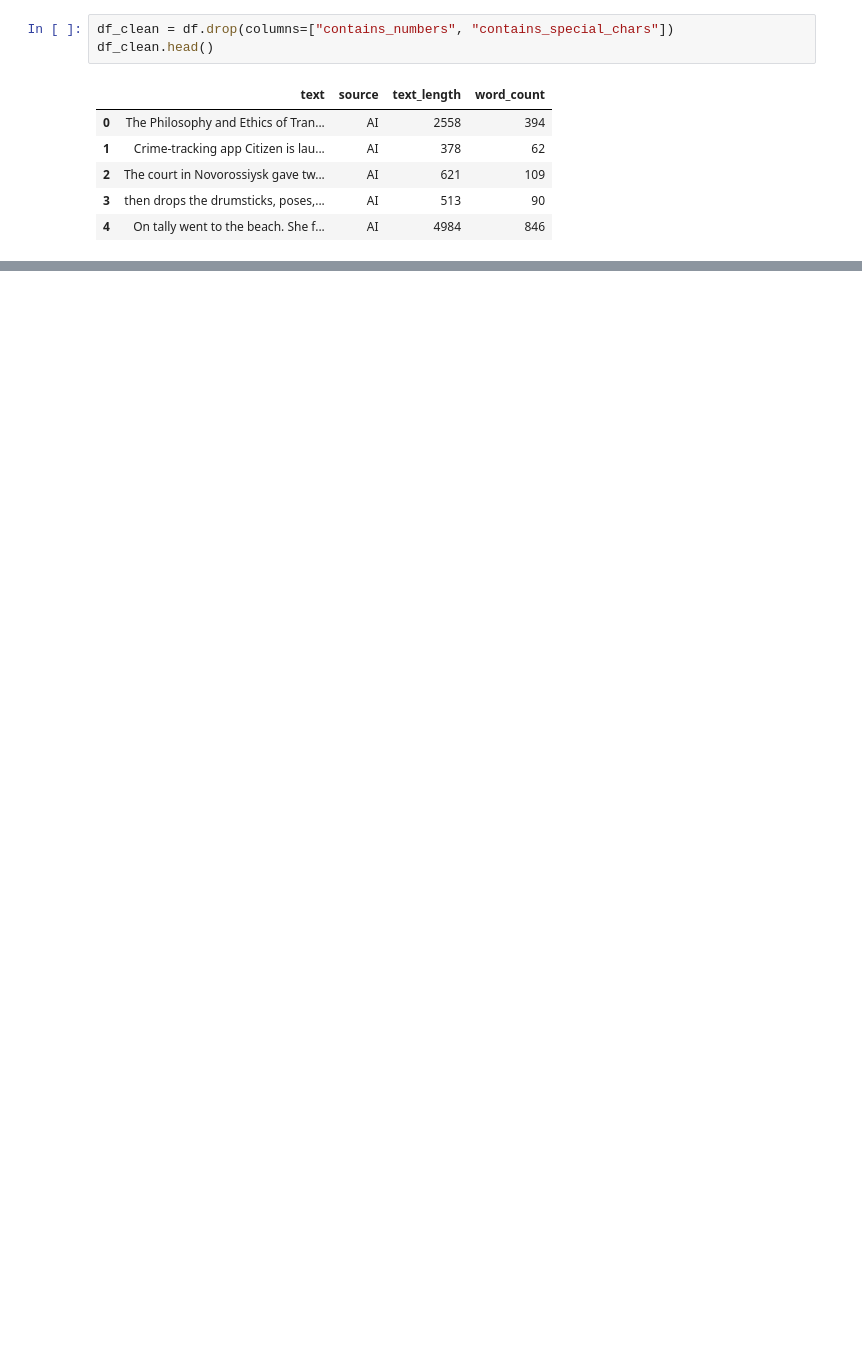
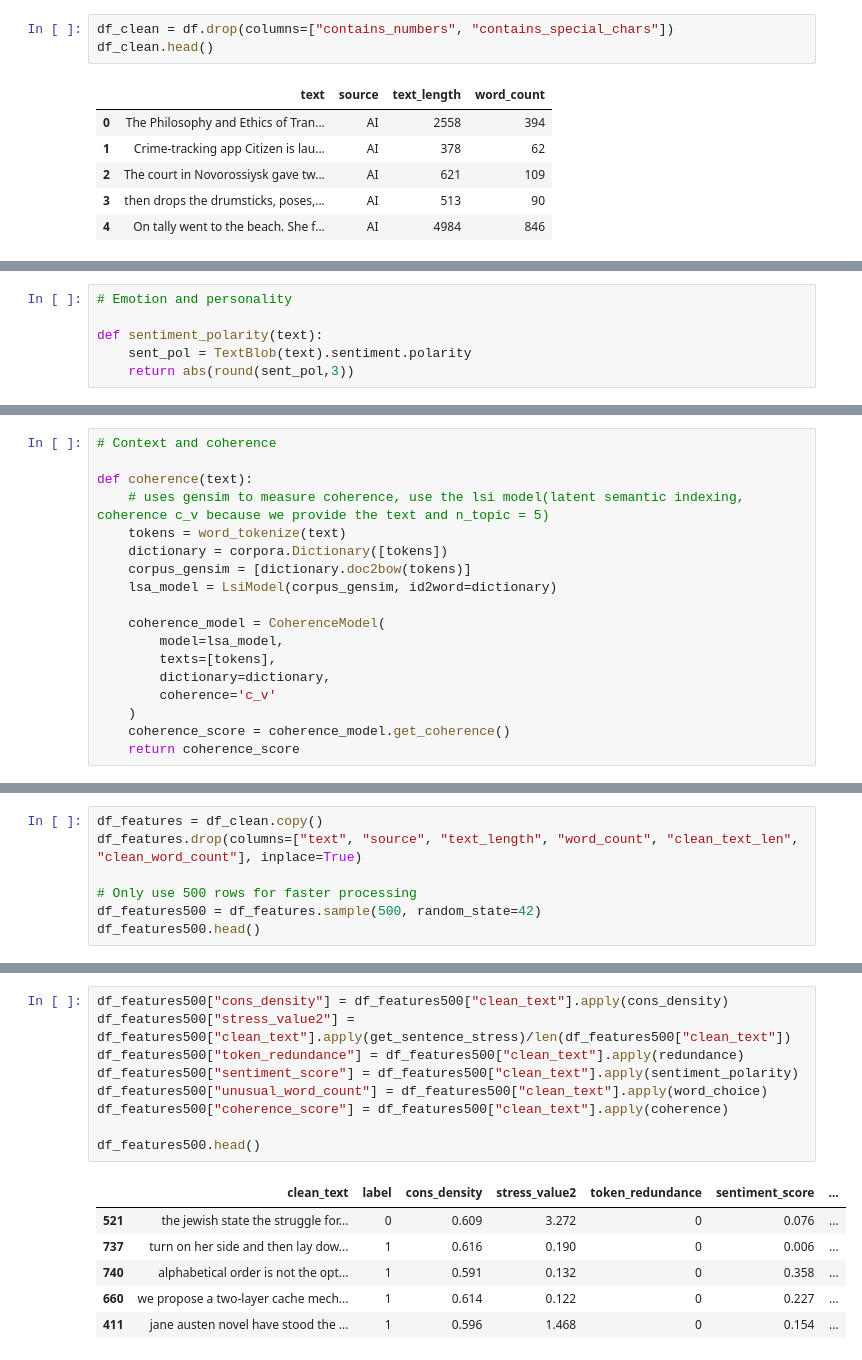
Before and after one commit to nghia95/fake-data-detector, a Jupyter notebook: notebooks/Halim_exploratory.ipynb, the cells around one changed output, grey strips where cells are left out. Saved outputs shown, nothing was run; the diff lists cells and outputs as text; blank space fills up the shorter version.

```diff
--- a/notebooks/Halim_exploratory.ipynb
+++ b/notebooks/Halim_exploratory.ipynb
@@ -194,0 +231,6 @@ df_clean.head()
+# %%
+# Emotion and personality
+
+def sentiment_polarity(text):
+    sent_pol = TextBlob(text).sentiment.polarity
+    return abs(round(sent_pol,3))
@@ -194,0 +261,18 @@ df_clean.head()
+# %%
+# Context and coherence
+
+def coherence(text):
+    # uses gensim to measure coherence, use the lsi model(latent semantic indexing, coherence c_v because we provide the text and n_topic = 5)
+    tokens = word_tokenize(text)
+    dictionary = corpora.Dictionary([tokens])
+    corpus_gensim = [dictionary.doc2bow(tokens)]
+    lsa_model = LsiModel(corpus_gensim, id2word=dictionary)
+
+    coherence_model = CoherenceModel(
+        model=lsa_model,
+        texts=[tokens],
+        dictionary=dictionary,
+        coherence='c_v'
+    )
+    coherence_score = coherence_model.get_coherence()
+    return coherence_score
@@ -194,0 +290,7 @@ df_clean.head()
+# %%
+df_features = df_clean.copy()
+df_features.drop(columns=["text", "source", "text_length", "word_count", "clean_text_len", "clean_word_count"], inplace=True)
+
+# Only use 500 rows for faster processing
+df_features500 = df_features.sample(500, random_state=42)
+df_features500.head()
@@ -194,0 +304,16 @@ df_clean.head()
+# %%
+df_features500["cons_density"] = df_features500["clean_text"].apply(cons_density)
+df_features500["stress_value2"] = df_features500["clean_text"].apply(get_sentence_stress)/len(df_features500["clean_text"])
+df_features500["token_redundance"] = df_features500["clean_text"].apply(redundance)
+df_features500["sentiment_score"] = df_features500["clean_text"].apply(sentiment_polarity)
+df_features500["unusual_word_count"] = df_features500["clean_text"].apply(word_choice)
+df_features500["coherence_score"] = df_features500["clean_text"].apply(coherence)
+
+df_features500.head()
+# %% [output]
+|  | clean_text | label | cons_density | stress_value2 | token_redundance | sentiment_score | ... |
+| 521 | the jewish state the struggle for... | 0 | 0.609 | 3.272 | 0 | 0.076 | ... |
+| 737 | turn on her side and then lay dow... | 1 | 0.616 | 0.190 | 0 | 0.006 | ... |
+| 740 | alphabetical order is not the opt... | 1 | 0.591 | 0.132 | 0 | 0.358 | ... |
+| 660 | we propose a two-layer cache mech... | 1 | 0.614 | 0.122 | 0 | 0.227 | ... |
+| 411 | jane austen novel have stood the ... | 1 | 0.596 | 1.468 | 0 | 0.154 | ... |
```
Also changed, not shown: parts of 32 cells of this notebook.
